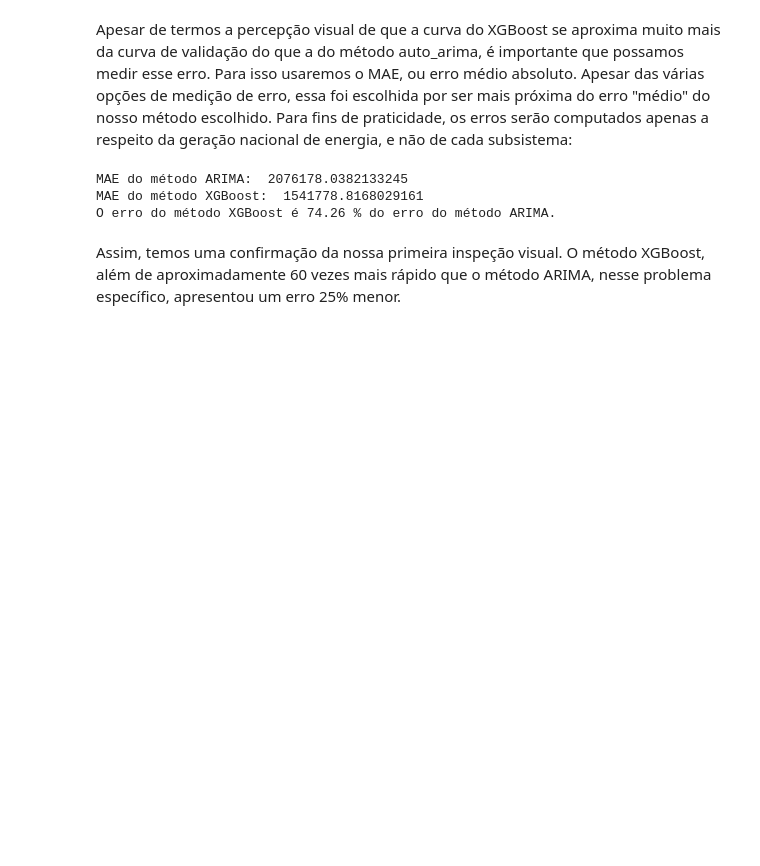
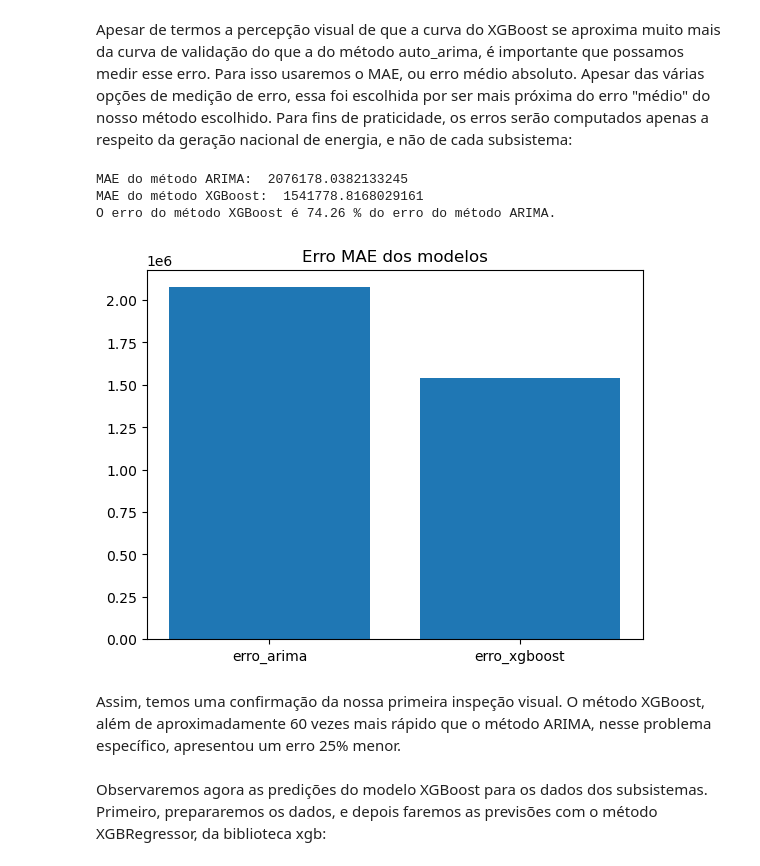
Before and after one commit to ppbgarcia/bootcamp20241, a Jupyter notebook: eda.ipynb, the cells around one changed output. Drawn from its saved outputs; the diff is of its cells as text; code cells hidden in the pictures; blank space fills up the shorter version.

```diff
--- a/eda.ipynb
+++ b/eda.ipynb
@@ -350,14 +393,20 @@ Apesar de termos a percepção visual de que a curva do XGBoost se aproxima muit
 # %%
 erro_arima = mae(valid_brasil['val_geracao'], forecastBrasil)
 print("MAE do método ARIMA: ", erro_arima)
 
 erro_xgboost = mae(valid_brasil['val_geracao'], pred_brasil)
 print("MAE do método XGBoost: ", erro_xgboost)
 
+plt.bar(['erro_arima', 'erro_xgboost'], [erro_arima, erro_xgboost])
+plt.title('Erro MAE dos modelos')
+
 print("O erro do método XGBoost é", round(erro_xgboost/erro_arima * 100, 2), "% do erro do método ARIMA.")
 # %% [output]
 MAE do método ARIMA:  2076178.0382133245
 MAE do método XGBoost:  1541778.8168029161
 O erro do método XGBoost é 74.26 % do erro do método ARIMA.
+[figure, added]
 # %% [markdown]
 Assim, temos uma confirmação da nossa primeira inspeção visual. O método XGBoost, além de aproximadamente 60 vezes mais rápido que o método ARIMA, nesse problema específico, apresentou um erro 25% menor.
+# %% [markdown]
+Observaremos agora as predições do modelo XGBoost para os dados dos subsistemas. Primeiro, prepararemos os dados, e depois faremos as previsões com o método XGBRegressor, da biblioteca xgb:
```
Also changed, not shown: parts of 10 cells of this notebook.
